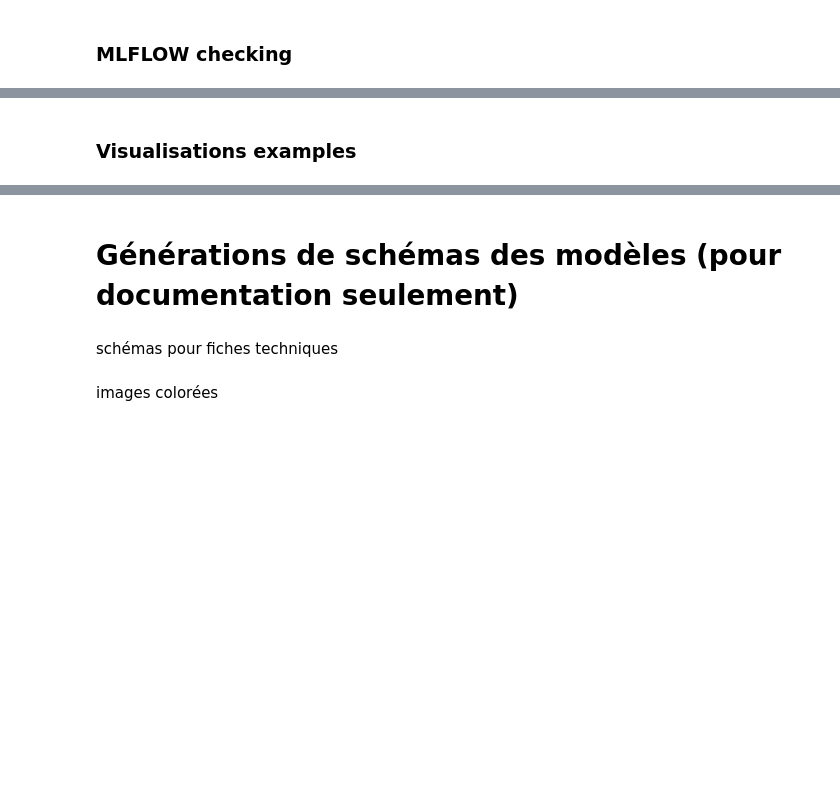
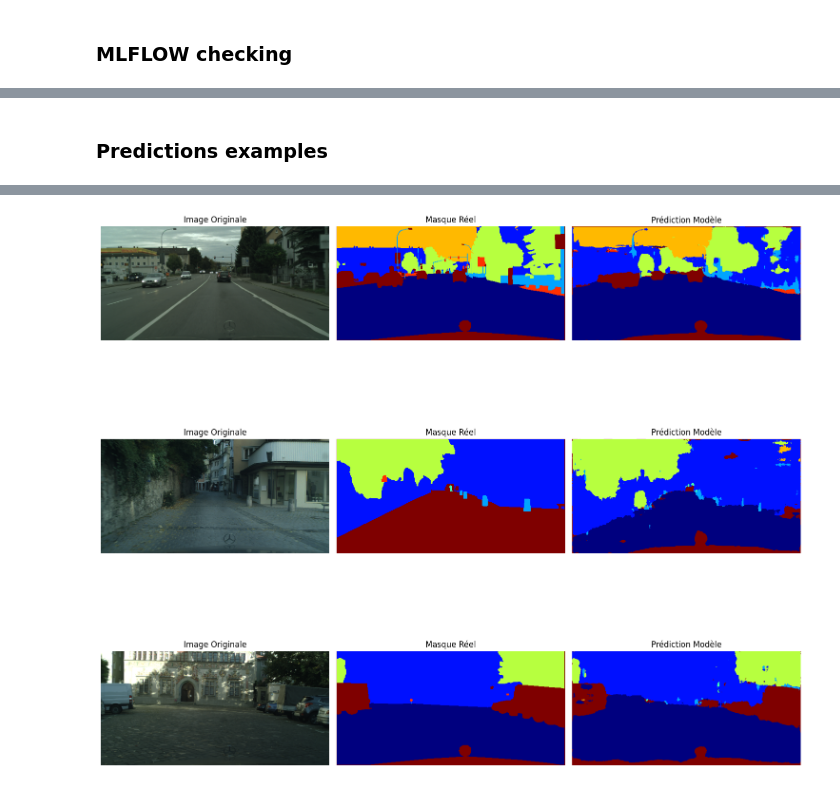
Before and after one commit to KamelBenstaali/OpenClassroomP8, a Jupyter notebook: Mes_notebooks/Notebook_model_1.ipynb, the cells around one changed output, grey strips where cells are left out. Drawn from its saved outputs; the diff is of its cells as text; code cells hidden in the pictures; blank space fills up the shorter version.

```diff
--- a/Mes_notebooks/Notebook_model_1.ipynb
+++ b/Mes_notebooks/Notebook_model_1.ipynb
@@ -1786,35 +1032,0 @@ else:
-# %%
-print("🔍 Vérification des dimensions d'entrée des modèles...")
-
-# Liste des modèles potentiels en mémoire
-models_to_check = [
-    ('UNet (Aug)', 'model_unet_aug'),
-    ('UNet (No Aug)', 'model_unet_no_aug'),
-    ('MobileNet (Aug)', 'model_mobilenet_aug'),
-    ('MobileNet (No Aug)', 'model_mobilenet_no_aug'),
-    ('DeepLab (Aug)', 'model_deeplab_aug'),
-    ('DeepLab (No Aug)', 'model_deeplab_no_aug')
-]
-
-found_any = False
-for name, var_name in models_to_check:
-    if var_name in locals():
-        found_any = True
-        model = locals()[var_name]
-        try:
-            input_shape = model.input_shape
-            # Gestion des dimensions (Batch, Height, Width, Channels)
-            # Parfois le batch est None
-            h, w = input_shape[1], input_shape[2]
-
-            print(f"   -> {name} : {input_shape}")
-            if (h, w) == (224, 224):
-                print("      ✅ Conforme (224x224)")
-            else:
-                print(f"      ⚠️ ATTENTION : Différent de 224x224 ({h}x{w})")
-        except Exception as e:
-            print(f"   -> {name} : Erreur lecture shape ({e})")
-
-if not found_any:
-    print("⚠️ Aucun modèle n'est actuellement chargé en mémoire pour vérification.")
-    print("   (Le dernier modèle UNet a peut-être été chargé dans 'model_unet_aug' via le script précédent)")
@@ -1877,5 +1033,5 @@ except Exception as e:
 # %% [markdown]
-### Visualisations examples
+### Predictions examples
 # %%
 import matplotlib.pyplot as plt
 import numpy as np
@@ -1919,6 +1075,7 @@ def visualize_predictions(model, dataset, num_samples=3):
 # (Utilise le dernier modèle en mémoire, assurez-vous d'avoir entraîné un modèle avant)
 try:
     print("Visualisation avec le dernier modèle entraîné...")
-    visualize_predictions(model_deeplab_aug, val_ds) # Remplacez par le modèle que vous voulez tester
+    visualize_predictions(model_unet_aug, val_ds) # Remplacez par le modèle que vous voulez tester
 except NameError:
-    print("Veuillez d'abord entraîner un modèle (ex: model_deeplab_aug) avant de visualiser.")
+    print("Veuillez d'abord entraîner un modèle (ex: model_UnetLight_aug) avant de visualiser.")
+# %% [output]
@@ -1925,4 +1084 @@ except NameError:
+[figure, added]
-# %% [markdown]
-# Générations de schémas des modèles (pour documentation seulement)
-# %% [markdown]
-schémas pour fiches techniques
@@ -1968,2 +1084,0 @@ print("✅ Images générées dans le dossier 'Rapport_Images'. Vous pouvez les
-# %% [markdown]
-images colorées
```
Also changed, not shown: parts of 50 cells of this notebook, 8 other files.
